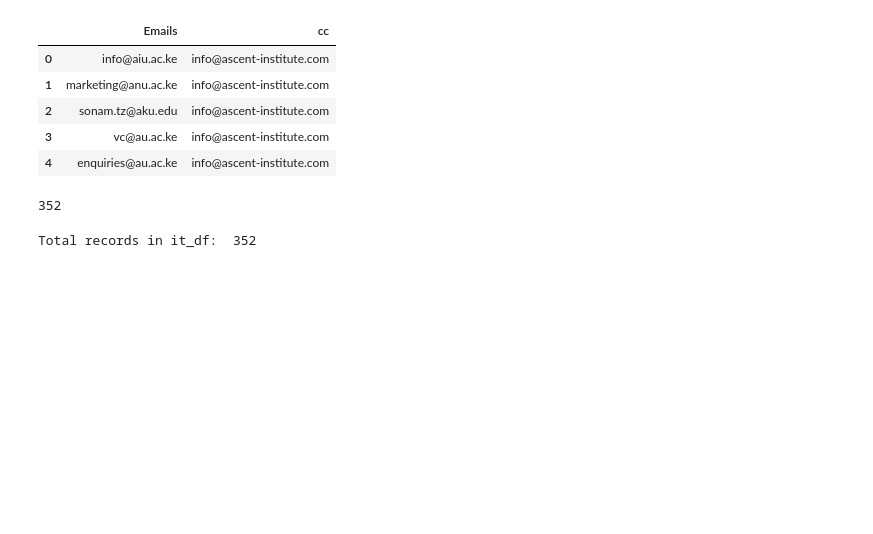
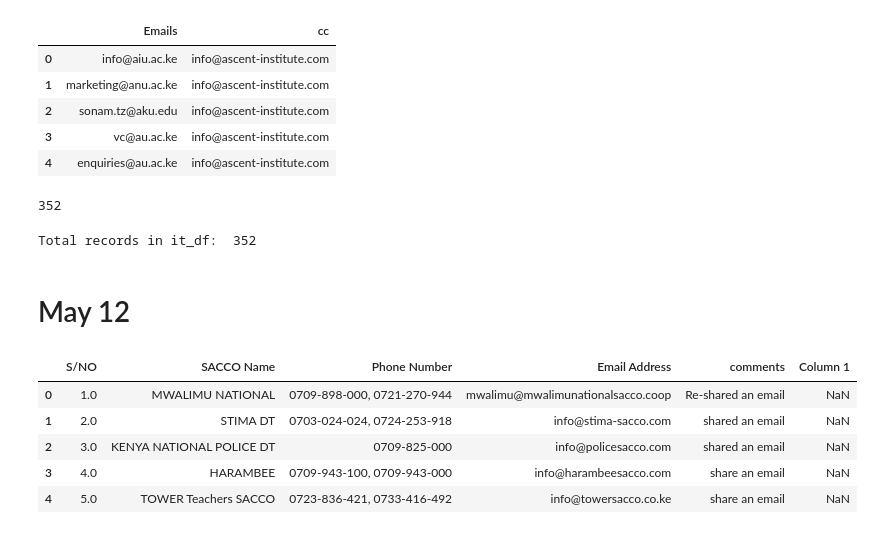
Before and after one commit to IainMosima/bulk-email-sender, a Jupyter notebook: analysis.ipynb, the cells around one changed output. Saved outputs shown, nothing was run; the diff lists cells and outputs as text; code cells hidden in the pictures; blank space fills up the shorter version.

```diff
--- a/analysis.ipynb
+++ b/analysis.ipynb
@@ -850,3 +850,15 @@ Total records in it_df:  352
 it_df.to_csv("emails/may/may-10/it_emails.csv",index=False)
 pension_df.to_csv("emails/may/may-10/pension_emails.csv",index=False)
 governance_df.to_csv("emails/may/may-10/governance_emails.csv",index=False)
+# %% [markdown]
+# May 12
+# %%
+df_may_12 = pd.read_csv("emails/may/may-12/LIST OF 174 saccos and contacts  - Sheet1.csv")
+df_may_12.head()
+# %% [output]
+|  | S/NO | SACCO Name | Phone Number | Email Address | comments | Column 1 |
+| 0 | 1.0 | MWALIMU NATIONAL | 0709-898-000, 0721-270-944 | mwalimu@mwalimunationalsacco.coop | Re-shared an email | NaN |
+| 1 | 2.0 | STIMA DT | 0703-024-024, 0724-253-918 | info@stima-sacco.com | shared an email | NaN |
+| 2 | 3.0 | KENYA NATIONAL POLICE DT | 0709-825-000 | info@policesacco.com | shared an email | NaN |
+| 3 | 4.0 | HARAMBEE | 0709-943-100, 0709-943-000 | info@harambeesacco.com | share an email | NaN |
+| 4 | 5.0 | TOWER Teachers SACCO | 0723-836-421, 0733-416-492 | info@towersacco.co.ke | share an email | NaN |
```
Also changed, not shown: parts of 11 cells of this notebook, 3 other files.
